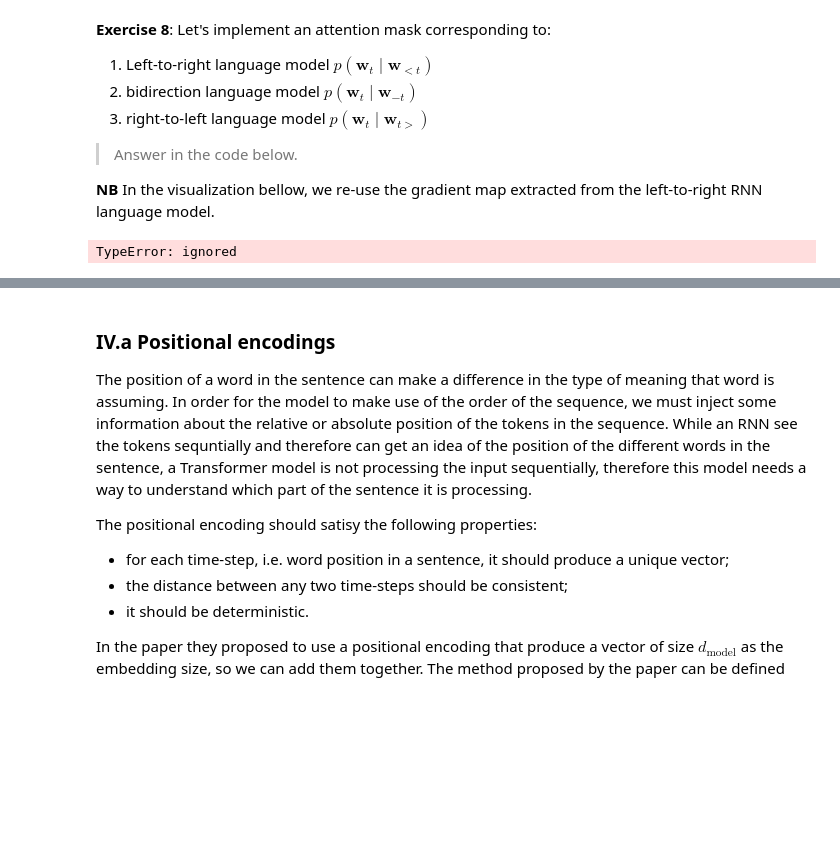
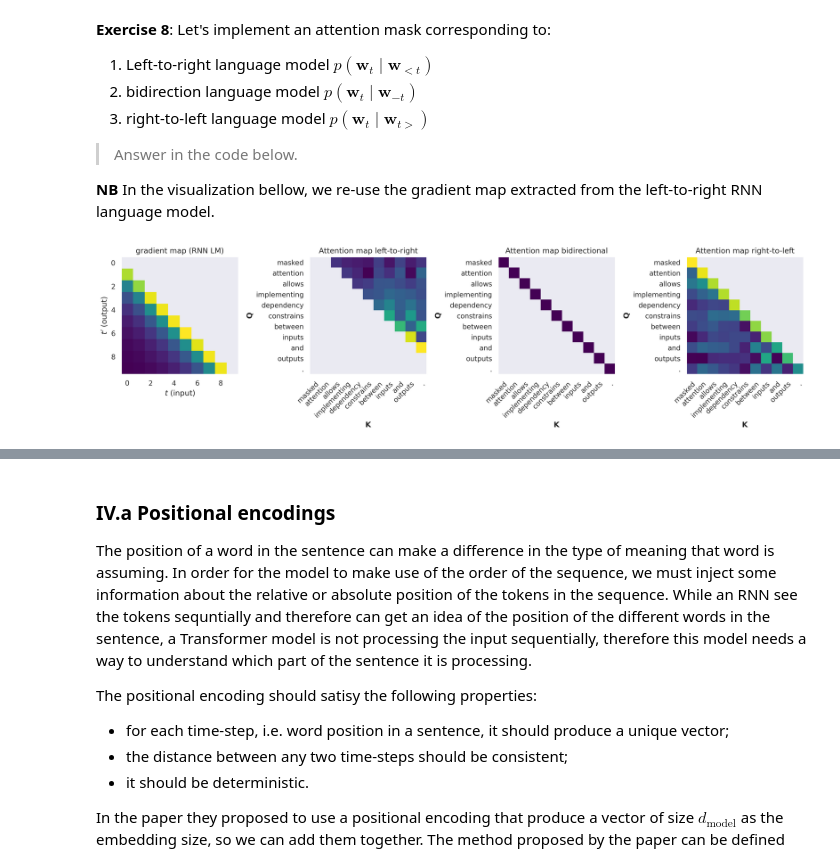
Before and after one commit to eperst/02456-deep-learning-with-PyTorch, a Jupyter notebook: 5_Transformers/5_1_EXE_deep_learning_with_transformers.ipynb, the cells around one changed output, grey strips where cells are left out. Cells and saved outputs as stored; diff of their text form; code cells hidden in the pictures; blank space fills up the shorter version.

```diff
--- a/5_Transformers/5_1_EXE_deep_learning_with_transformers.ipynb
+++ b/5_Transformers/5_1_EXE_deep_learning_with_transformers.ipynb
@@ -855,0 +864,14 @@ Nearest neighbors of India + Attention(India, K, V)
+# %%
+perm = torch.randperm(K.shape[0])
+shuffled_K = K[perm]
+shuffled_V = V[perm]
+
+# return the output of the attention
+output, attention_weights = attention(Q, shuffled_K, shuffled_V, tau=1.)
+
+# Report of the nearest neighbors of the vector `query + Attention(query, keys, values)``
+for i, attn_output in enumerate(output):
+    # z = query + Attention(qeury, keys, values)
+    z = Q[i] + attn_output
+    rich.print(f"Nearest neighbors of [red]{queries_labels[i]}[/red] + [blue]Attention({queries_labels[i]}, K, V)")
+    rich.print(vec2words(z, k=5, **glove_args, exclude_vecs=[word2vec(queries_labels[i], **glove_args)]))
@@ -923,37 +963,40 @@ sentence = "Masked attention allows implementing dependency constrains between i
 token_ids = torch.tensor(glove_tokenizer.encode(sentence).ids)
 tokens = [glove_vocabulary[x] for x in token_ids]
 vectors = embeddings(token_ids)
 
 # EXERCISE: Implement the masks corresponding to each factorization
 # Hint: check the documentation for `torch.diag()`, `torch.triu()` and `torch.tril()`
 T = len(token_ids)
+sub_vectors = vectors[:, :T]
+
+# Exercise 8: implementing the attention masks
 masks = {
-    "left-to-right": ..., # <- YOUR CODE HERE
-    "bidirectional": ..., # <- YOUR CODE HERE
-    "right-to-left": ..., # <- YOUR CODE HERE
+    "left-to-right": torch.tril(sub_vectors, diagonal=1), # <- YOUR CODE HERE
+    "bidirectional": sub_vectors - torch.diag(torch.diag(sub_vectors)), # <- YOUR CODE HERE
+    "right-to-left": torch.triu(sub_vectors, diagonal=1) # <- YOUR CODE HERE
 }
 for key in masks.keys():
     if masks[key] is not None:
         masks[key] = masks[key] = torch.where(masks[key] == 0, 0, -math.inf)
 
 # visualized the log of the masked attention map
 fig, axes = plt.subplots(ncols=1+len(masks), figsize = (16,6), sharex=False, sharey=False, dpi=300)
 # plot the gradient map from the RNN LM
 axes.flat[0].imshow(grad_magnitude, sns.color_palette("viridis", as_cmap=True))
 axes.flat[0].set_xlabel("$t$ (input)")
 axes.flat[0].set_ylabel("$t'$ (output)")
 axes.flat[0].grid(False)
 axes.flat[0].set_title("gradient map (RNN LM)")
 # plot the attention map
 for ax, (mask_name, mask) in zip(axes.flat[1:], masks.items()):
     if mask is not None:
         H, attention_map_masked = masked_attention(vectors, vectors, vectors, mask=mask)
         plot_attention_map(attention_map_masked.log(), tokens, tokens, ax=ax, color_bar=False)
     ax.set_title(f"Attention map {mask_name}")
 plt.tight_layout()
 plt.show()
 # %% [output]
-TypeError: ignored
+[figure, added]
 # %% [markdown]
 ----
 ## IV. Transformers
```
Also changed, not shown: parts of 6 cells of this notebook.
